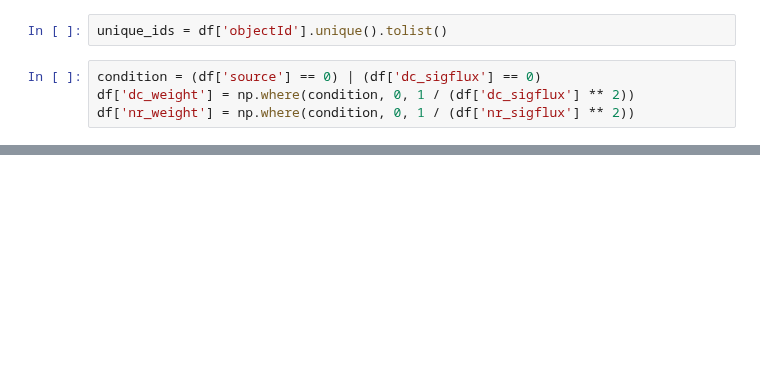
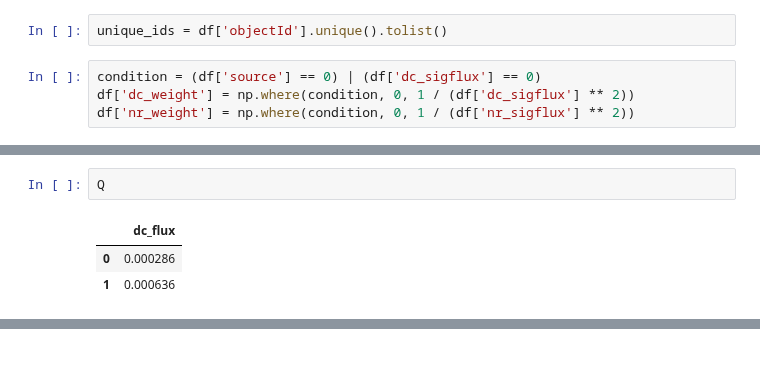
Before and after one commit to ManuGangler/FAnomAlly, a Jupyter notebook: notebook/retrieve_data.ipynb, the cells around one changed output, grey strips where cells are left out. Saved outputs shown, nothing was run; the diff lists cells and outputs as text; blank space fills up the shorter version.

```diff
--- a/notebook/retrieve_data.ipynb
+++ b/notebook/retrieve_data.ipynb
@@ -100,0 +162,6 @@ d
+# %%
+Q
+# %% [output]
+|  | dc_flux |
+| 0 | 0.000286 |
+| 1 | 0.000636 |
```
Also changed, not shown: parts of 27 cells of this notebook.
